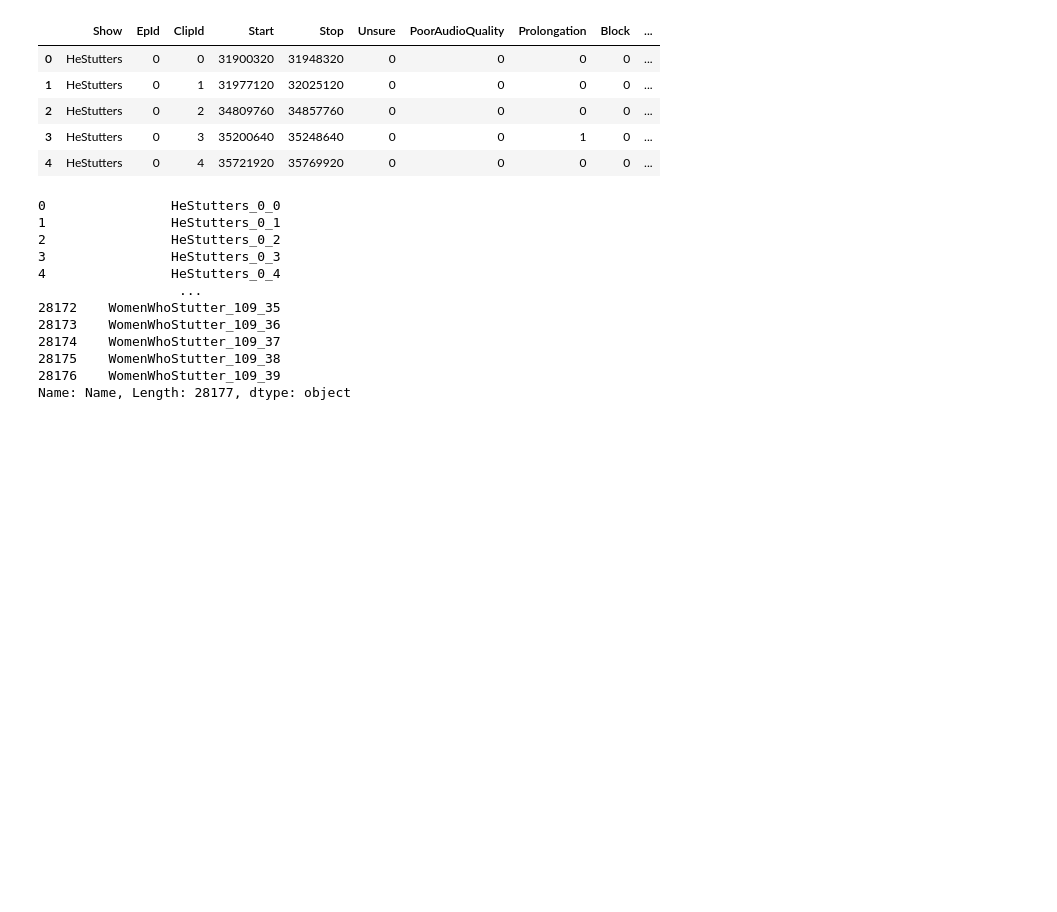
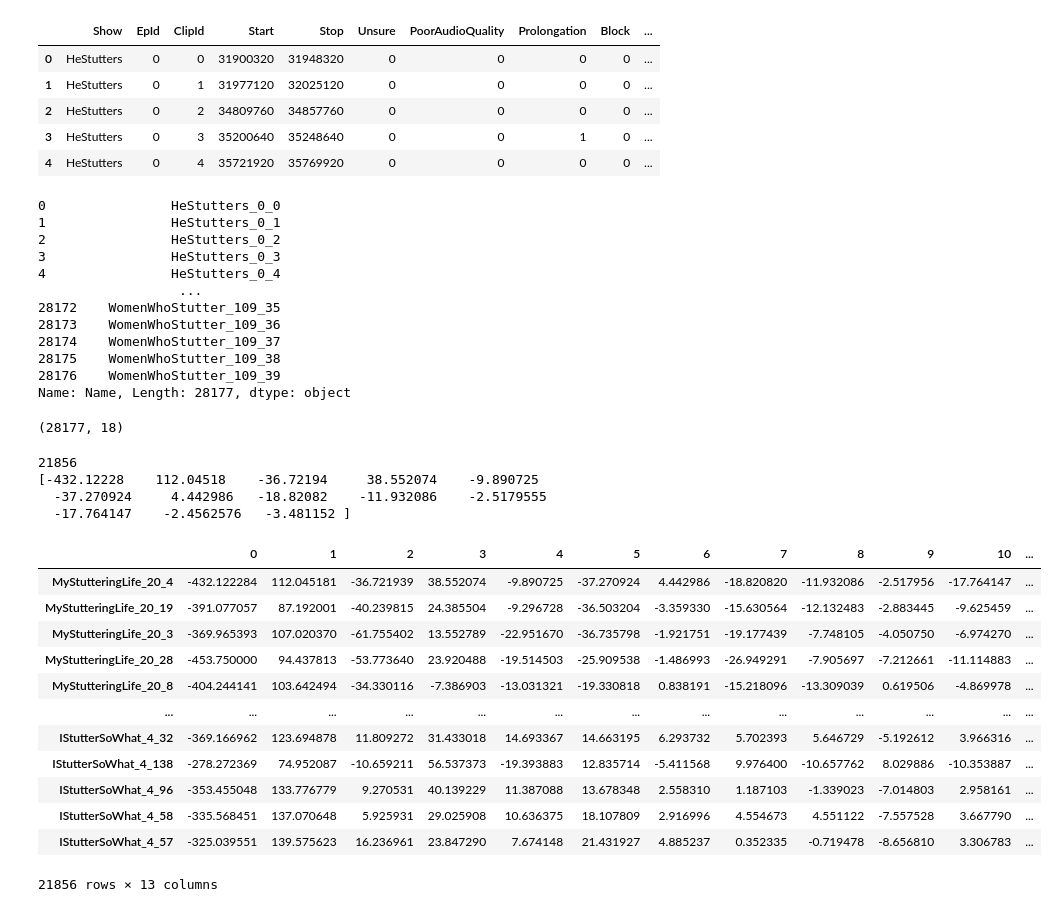
Before and after one commit to justanotherinternetguy/XSpeech, a Jupyter notebook: data_processing/process.ipynb, the cells around one changed output. Saved outputs shown, nothing was run; the diff lists cells and outputs as text; code cells hidden in the pictures; blank space fills up the shorter version.

```diff
--- a/data_processing/process.ipynb
+++ b/data_processing/process.ipynb
@@ -10,8 +10,7 @@ import pandas as pd
 import matplotlib.pyplot as plt
 # %%
 root_fp = "../../DATA/ml-stuttering-events-dataset/"
-CLIPS_DIR = "/home/alien/Git/DATA/ml-stuttering-events-dataset/clips/"
-# CLIPS_DIR = "/home/alien/Git/DATA/ml-stuttering-events-dataset/CLIP_DIR/"
+CLIPS_DIR = "/home/alien/Git/DATA/ml-stuttering-events-dataset/CLIP_DIR/"
 df = pd.read_csv(root_fp + "SEP-28k_labels.csv")
 df.head()
 # %% [output]
@@ -53,3 +52,56 @@ df['Name']
 28175    WomenWhoStutter_109_38
 28176    WomenWhoStutter_109_39
 Name: Name, Length: 28177, dtype: object
+# %%
+for dire in os.listdir(CLIPS_DIR):
+    for sub in os.listdir(CLIPS_DIR + dire):
+        for f in os.listdir(CLIPS_DIR + dire + "/" + sub):
+            fp = CLIPS_DIR + dire + "/" + sub + "/" + f
+            if 'FluencyBank' not in f:
+                if os.stat(fp).st_size == 44:
+                    print(fp)
+# no empty?
+# %%
+df.shape
+# %% [output]
+(28177, 18)
+# %%
+features = {}
+for d in os.listdir(CLIPS_DIR):
+    for subd in os.listdir(CLIPS_DIR + d):
+        for filename in os.listdir(CLIPS_DIR + d + "/" + subd):
+            temp = filename[:-4]
+            fp = CLIPS_DIR + d + "/" + subd + "/" + filename
+            audio, sample_rate = librosa.load(fp, res_type='kaiser_fast', sr=None)
+            mfccs = np.mean(librosa.feature.mfcc(y=audio, sr=sample_rate, n_mfcc=13).T,axis=0)
+            features[temp] = mfccs
+# %%
+print(len(features))
+# first_key = next(iter(features))
+# first_value = features[first_key]
+
+# print(first_key, first_value)
+print(features['MyStutteringLife_20_4'])
+# %% [output]
+21856
+[-432.12228    112.04518    -36.72194     38.552074    -9.890725
+  -37.270924     4.442986   -18.82082    -11.932086    -2.5179555
+  -17.764147    -2.4562576   -3.481152 ]
+# %%
+df_features = pd.DataFrame.from_dict(features)
+df_features = df_features.transpose()
+df_features
+# %% [output]
+|  | 0 | 1 | 2 | 3 | 4 | 5 | 6 | 7 | 8 | 9 | 10 | ... |
+| MyStutteringLife_20_4 | -432.122284 | 112.045181 | -36.721939 | 38.552074 | -9.890725 | -37.270924 | 4.442986 | -18.820820 | -11.932086 | -2.517956 | -17.764147 | ... |
+| MyStutteringLife_20_19 | -391.077057 | 87.192001 | -40.239815 | 24.385504 | -9.296728 | -36.503204 | -3.359330 | -15.630564 | -12.132483 | -2.883445 | -9.625459 | ... |
+| MyStutteringLife_20_3 | -369.965393 | 107.020370 | -61.755402 | 13.552789 | -22.951670 | -36.735798 | -1.921751 | -19.177439 | -7.748105 | -4.050750 | -6.974270 | ... |
+| MyStutteringLife_20_28 | -453.750000 | 94.437813 | -53.773640 | 23.920488 | -19.514503 | -25.909538 | -1.486993 | -26.949291 | -7.905697 | -7.212661 | -11.114883 | ... |
+| MyStutteringLife_20_8 | -404.244141 | 103.642494 | -34.330116 | -7.386903 | -13.031321 | -19.330818 | 0.838191 | -15.218096 | -13.309039 | 0.619506 | -4.869978 | ... |
+| ... | ... | ... | ... | ... | ... | ... | ... | ... | ... | ... | ... | ... |
+| IStutterSoWhat_4_32 | -369.166962 | 123.694878 | 11.809272 | 31.433018 | 14.693367 | 14.663195 | 6.293732 | 5.702393 | 5.646729 | -5.192612 | 3.966316 | ... |
+| IStutterSoWhat_4_138 | -278.272369 | 74.952087 | -10.659211 | 56.537373 | -19.393883 | 12.835714 | -5.411568 | 9.976400 | -10.657762 | 8.029886 | -10.353887 | ... |
+| IStutterSoWhat_4_96 | -353.455048 | 133.776779 | 9.270531 | 40.139229 | 11.387088 | 13.678348 | 2.558310 | 1.187103 | -1.339023 | -7.014803 | 2.958161 | ... |
+| IStutterSoWhat_4_58 | -335.568451 | 137.070648 | 5.925931 | 29.025908 | 10.636375 | 18.107809 | 2.916996 | 4.554673 | 4.551122 | -7.557528 | 3.667790 | ... |
+| IStutterSoWhat_4_57 | -325.039551 | 139.575623 | 16.236961 | 23.847290 | 7.674148 | 21.431927 | 4.885237 | 0.352335 | -0.719478 | -8.656810 | 3.306783 | ... |
+21856 rows × 13 columns
```
Also changed, not shown: parts of 22 cells of this notebook, 2 other files.
